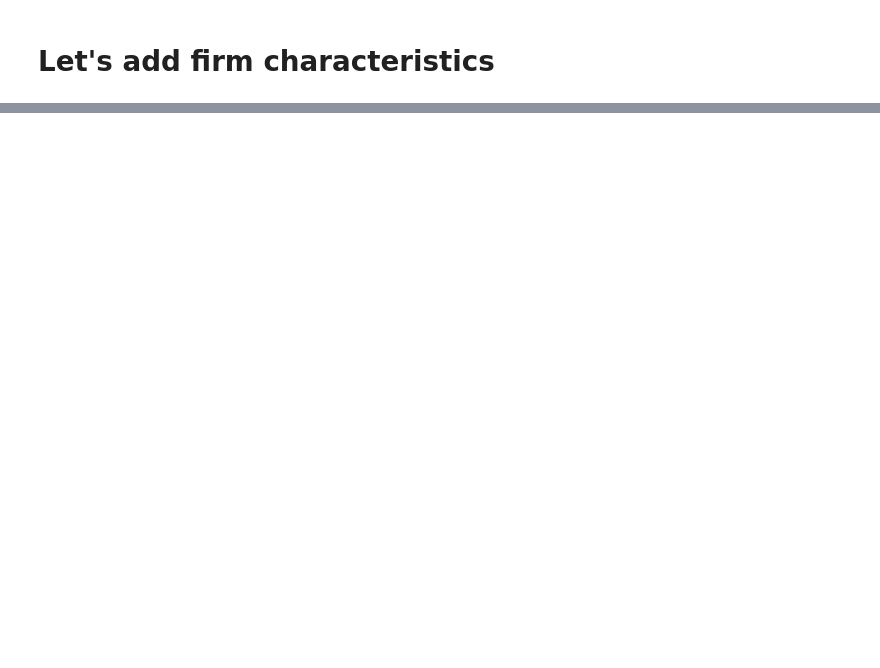
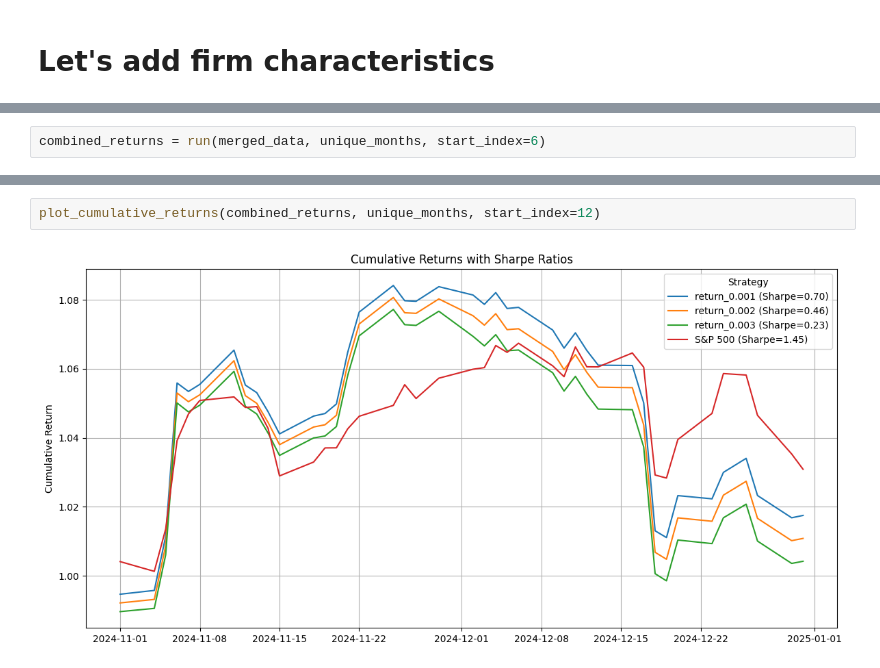
Before and after one commit to mirkorado/ML-Project, a Jupyter notebook: ResidualMLP.ipynb, the cells around one changed output, grey strips where cells are left out. Cells and saved outputs as stored; diff of their text form; blank space fills up the shorter version.

```diff
--- a/ResidualMLP.ipynb
+++ b/ResidualMLP.ipynb
@@ -478,0 +410,2 @@ plt.show()
+# %%
+combined_returns = run(merged_data, unique_months, start_index=6)
@@ -478,0 +429,4 @@ plt.show()
+# %%
+plot_cumulative_returns(combined_returns, unique_months, start_index=12)
+# %% [output]
+[figure, added]
```
Also changed, not shown: parts of 23 cells of this notebook, 1 other file.
